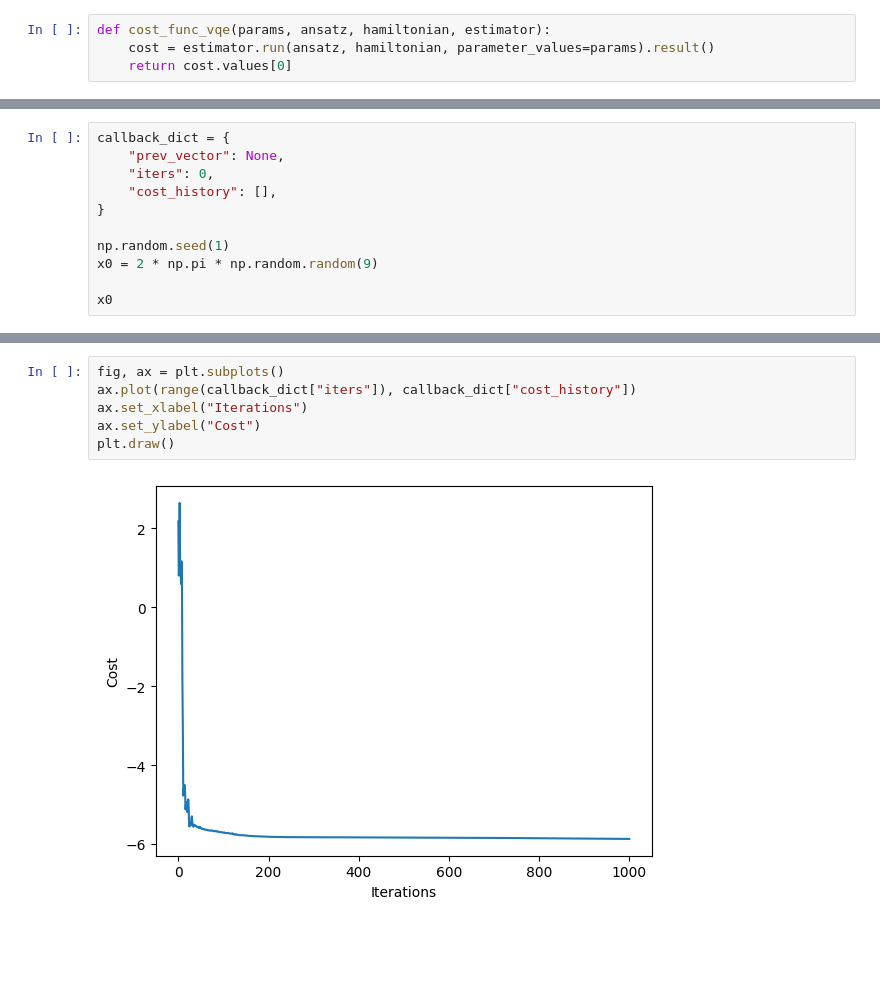
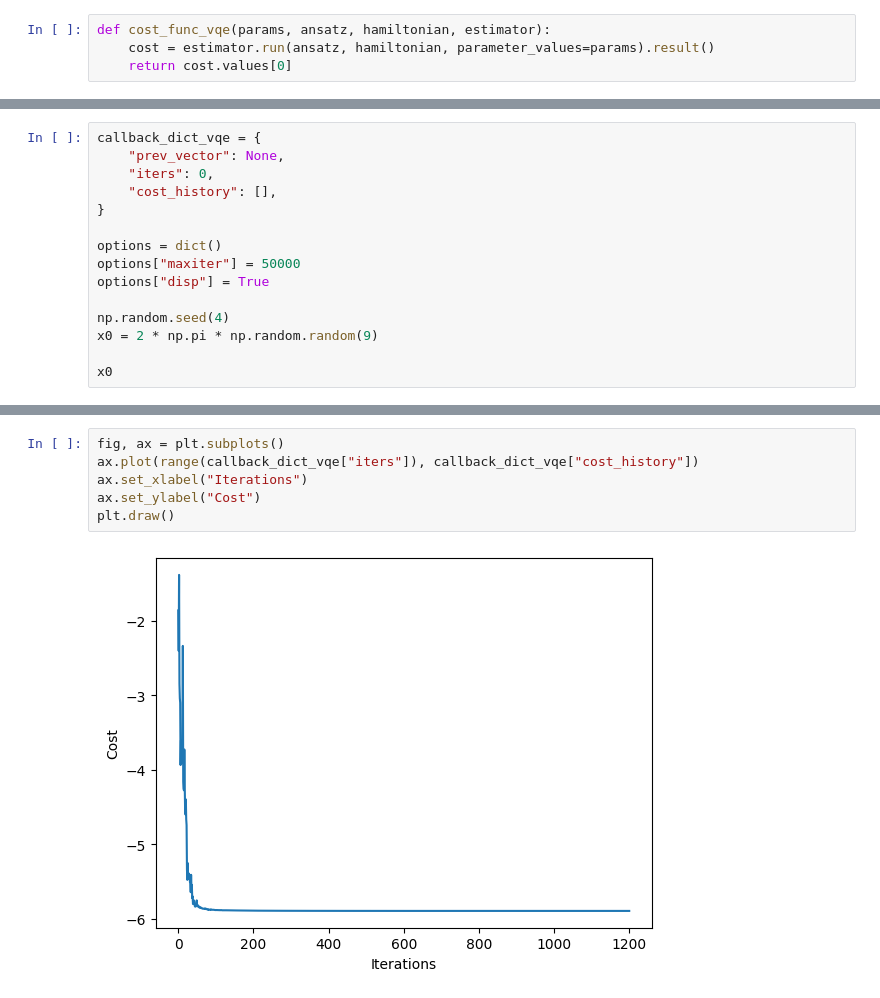
Before and after one commit to BrainConnection/Quantum_Algorithm, a Jupyter notebook: 2. TFIM VQNHE.ipynb, the cells around one changed output, grey strips where cells are left out. Drawn from its saved outputs; the diff is of its cells as text; blank space fills up the shorter version.

```diff
--- a/2. TFIM VQNHE.ipynb
+++ b/2. TFIM VQNHE.ipynb
@@ -293,11 +455,15 @@ COBYLA, SLSQP, BFGS
 # %%
-callback_dict = {
+callback_dict_vqe = {
     "prev_vector": None,
     "iters": 0,
     "cost_history": [],
 }
 
-np.random.seed(1)
+options = dict()
+options["maxiter"] = 50000
+options["disp"] = True
+
+np.random.seed(4)
 x0 = 2 * np.pi * np.random.random(9)
 
 x0
@@ -327,9 +493,9 @@ res
    maxcv: 0.0
 # %%
 fig, ax = plt.subplots()
-ax.plot(range(callback_dict["iters"]), callback_dict["cost_history"])
+ax.plot(range(callback_dict_vqe["iters"]), callback_dict_vqe["cost_history"])
 ax.set_xlabel("Iterations")
 ax.set_ylabel("Cost")
 plt.draw()
 # %% [output]
-[figure, old version]
+[figure, new version]
```
Also changed, not shown: parts of 185 cells of this notebook.
